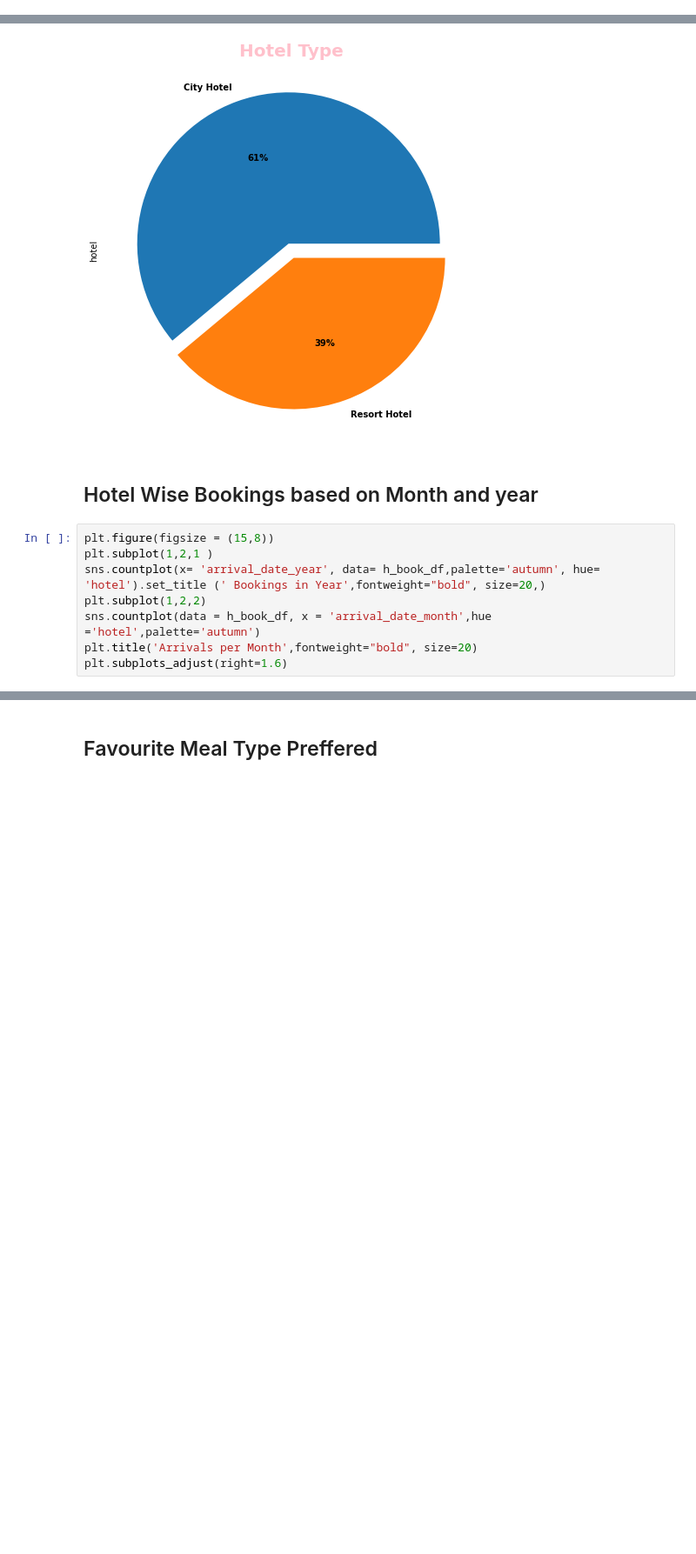
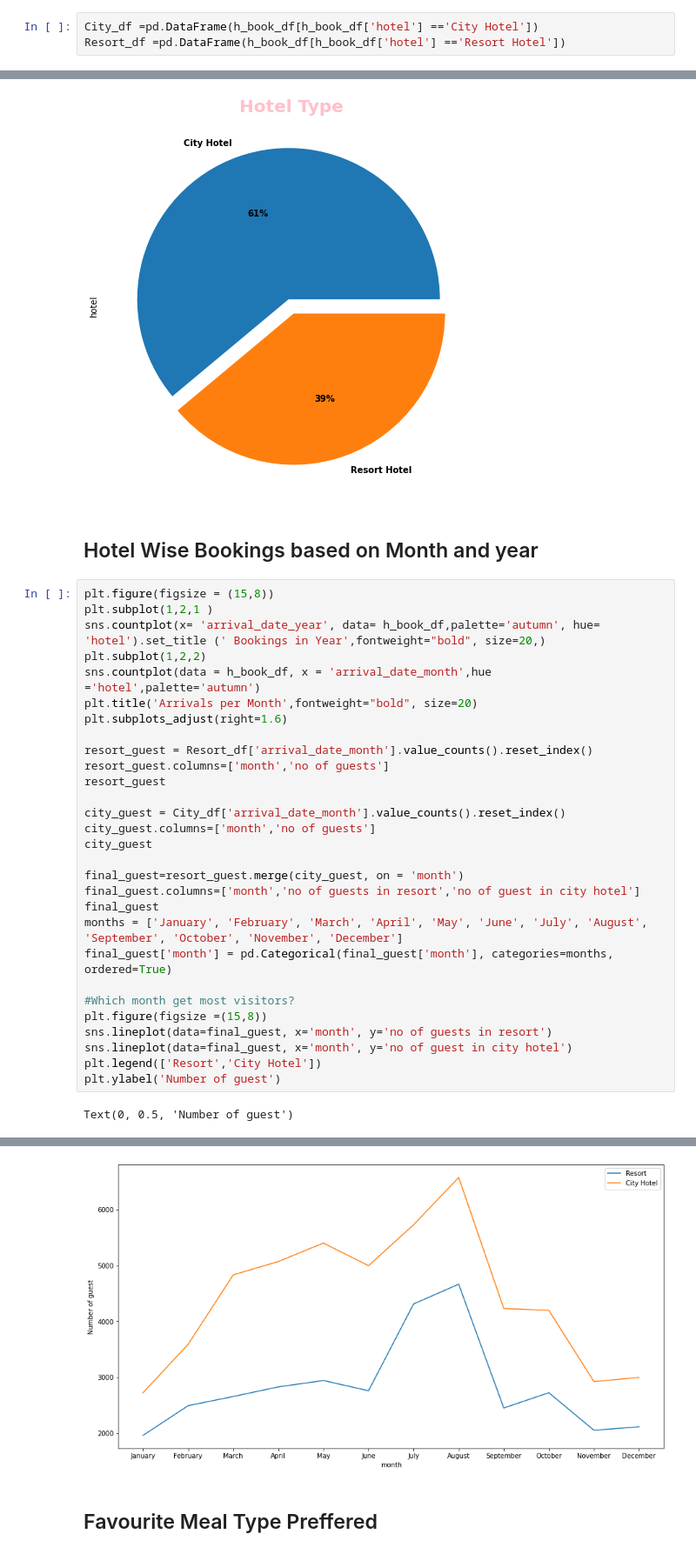
Before and after one commit to aksfasale/eda_hotel_booking, a Jupyter notebook: Hotel_Booking_Analysis_Capstone_Project.ipynb, the cells around one changed output, grey strips where cells are left out. Shown at 87% size. Cells and saved outputs as stored; diff of their text form; blank space fills up the shorter version.

```diff
--- a/Hotel_Booking_Analysis_Capstone_Project.ipynb
+++ b/Hotel_Booking_Analysis_Capstone_Project.ipynb
@@ -272,6 +272,9 @@ h_book_df.describe(include="all")
 | 75% | NaN | 1.000000 | 125.000000 | 2017.000000 | NaN | 37.000000 | ... |
 | max | NaN | 1.000000 | 737.000000 | 2017.000000 | NaN | 53.000000 | ... |
 11 rows × 34 columns
+# %%
+City_df =pd.DataFrame(h_book_df[h_book_df['hotel'] =='City Hotel'])
+Resort_df =pd.DataFrame(h_book_df[h_book_df['hotel'] =='Resort Hotel'])
 # %% [markdown]
 # Data and Information Visualization
 # %% [markdown]
@@ -330,13 +333,36 @@ Text(0.5, 1.0, 'Hotel Type')
 # %%
 plt.figure(figsize = (15,8))
 plt.subplot(1,2,1 )
 sns.countplot(x= 'arrival_date_year', data= h_book_df,palette='autumn', hue= 'hotel').set_title (' Bookings in Year',fontweight="bold", size=20,)
 plt.subplot(1,2,2)
 sns.countplot(data = h_book_df, x = 'arrival_date_month',hue ='hotel',palette='autumn')
 plt.title('Arrivals per Month',fontweight="bold", size=20)
 plt.subplots_adjust(right=1.6)
+
+resort_guest = Resort_df['arrival_date_month'].value_counts().reset_index()
+resort_guest.columns=['month','no of guests']
+resort_guest
+
+city_guest = City_df['arrival_date_month'].value_counts().reset_index()
+city_guest.columns=['month','no of guests']
+city_guest
+
+final_guest=resort_guest.merge(city_guest, on = 'month')
+final_guest.columns=['month','no of guests in resort','no of guest in city hotel']
+final_guest
+months = ['January', 'February', 'March', 'April', 'May', 'June', 'July', 'August', 'September', 'October', 'November', 'December']
+final_guest['month'] = pd.Categorical(final_guest['month'], categories=months, ordered=True)
+
+#Which month get most visitors?
+plt.figure(figsize =(15,8))
+sns.lineplot(data=final_guest, x='month', y='no of guests in resort')
+sns.lineplot(data=final_guest, x='month', y='no of guest in city hotel')
+plt.legend(['Resort','City Hotel'])
+plt.ylabel('Number of guest')
 # %% [output]
+Text(0, 0.5, 'Number of guest')
 [figure]
+[figure, added]
 # %% [markdown]
 ## Favourite Meal Type Preffered
 # %%
```
Also changed, not shown: parts of 23 cells of this notebook.
